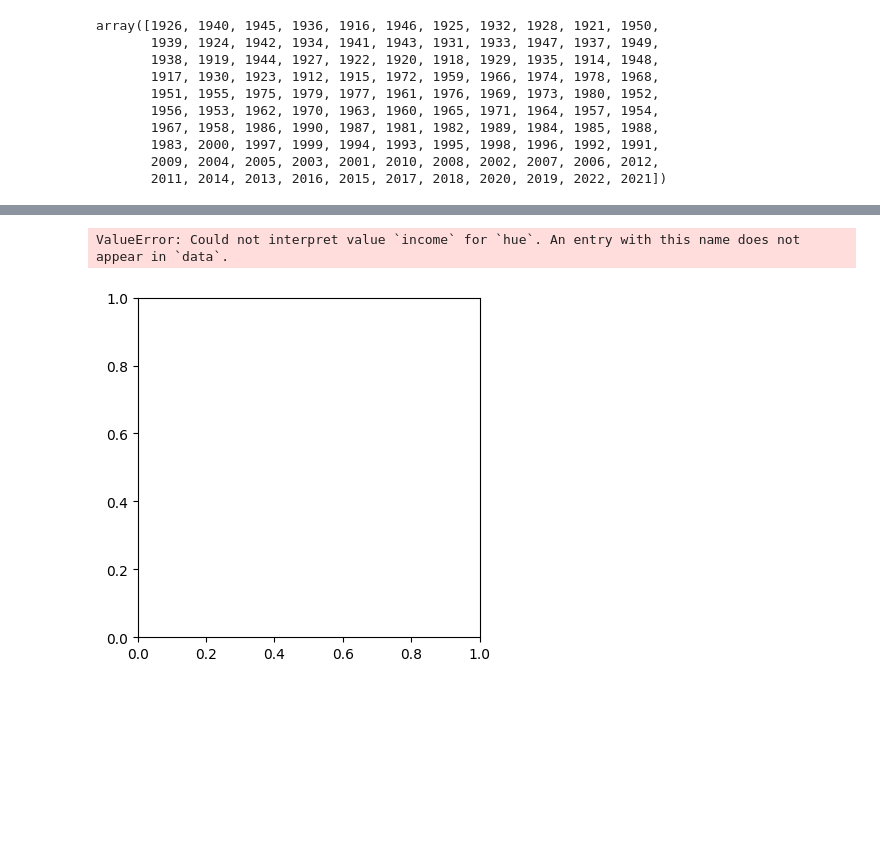
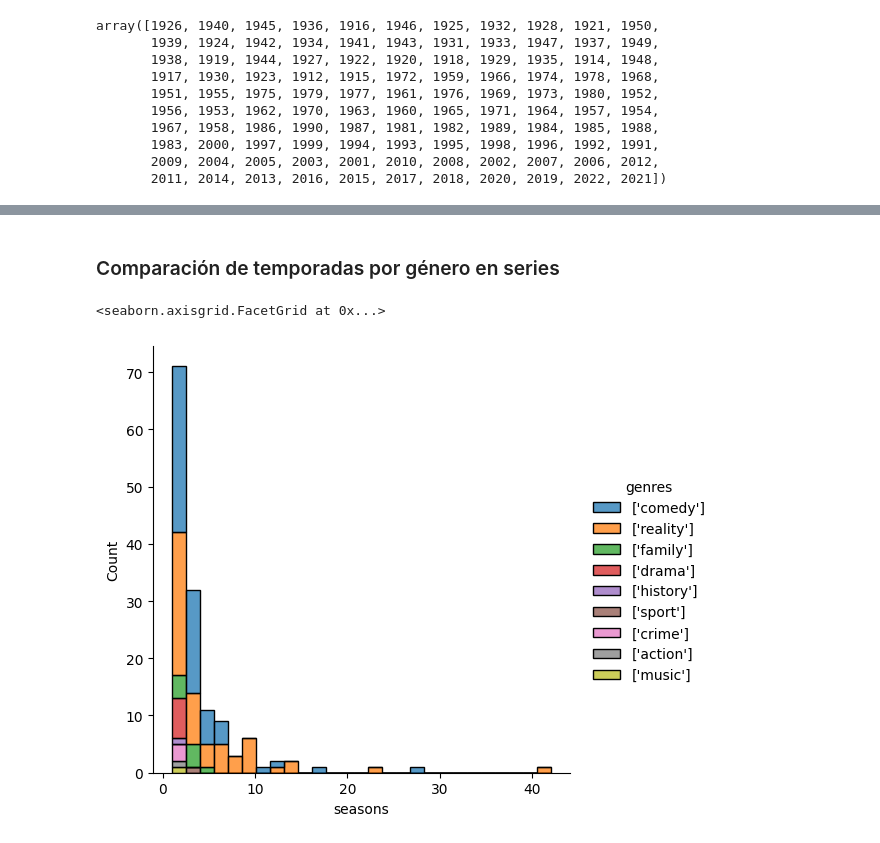
Before and after one commit to davidcabrero/EDA_Paramount, a Jupyter notebook: EDA_Paramount.ipynb, the cells around one changed output, grey strips where cells are left out. Saved outputs shown, nothing was run; the diff lists cells and outputs as text; code cells hidden in the pictures; blank space fills up the shorter version.

Commit message:
Añadido comparaciones. Temporadas, edad, años, paises y puntuación por género y país por año

```diff
--- a/EDA_Paramount.ipynb
+++ b/EDA_Paramount.ipynb
@@ -238,17 +217,12 @@ cols_categorica = [carac for carac in df_paramount.columns if  df_paramount[cara
-# %%
-cols = 3 # Definimos el número de columnas en la cuadrícula de subplots
-
-fig = plt.figure(figsize=(15, 15)) # Creamos una figura con un tamaño de 15x15 para los subplots
-
-# Calculamos el número de filas necesarias para los subplots en función de la cantidad de columnas categóricas
-rows = math.ceil(float(len(cols_categorica)) / cols)
-
-# Iteramos sobre cada columna categórica y su índice para crear subplots
-for i, column in enumerate(cols_categorica):
-    ax = fig.add_subplot(rows, cols, i + 1) # Añadimos un subplot en la figura con la posición correspondiente en la cuadrícula (filas x columnas)
-    plot_count_pairs(data_df=df_paramount, feature=column, title=f"{column}", ax=ax)
-
-plt.tight_layout() # Ajustamos el layout de los subplots para evitar solapamientos
-# %% [output]
-ValueError: Could not interpret value `income` for `hue`. An entry with this name does not appear in `data`.
-[figure, removed]
+# %% [markdown]
+### Comparación de temporadas por género en series
+# %%
+filtroSeries = series[series['genres'].apply(lambda x: len(str(x)) < 12 and len(str(x)) > 3)]
+sns.displot(data=filtroSeries,
+            x="seasons", #Variable numérica
+            hue="genres", #Variable categórica
+            #col="genres", #Gráficos por género
+            multiple="stack") #Barras apiladas
+# %% [output]
+<seaborn.axisgrid.FacetGrid at 0x...>
+[figure, added]
```
Also changed, not shown: parts of 11 cells of this notebook.
